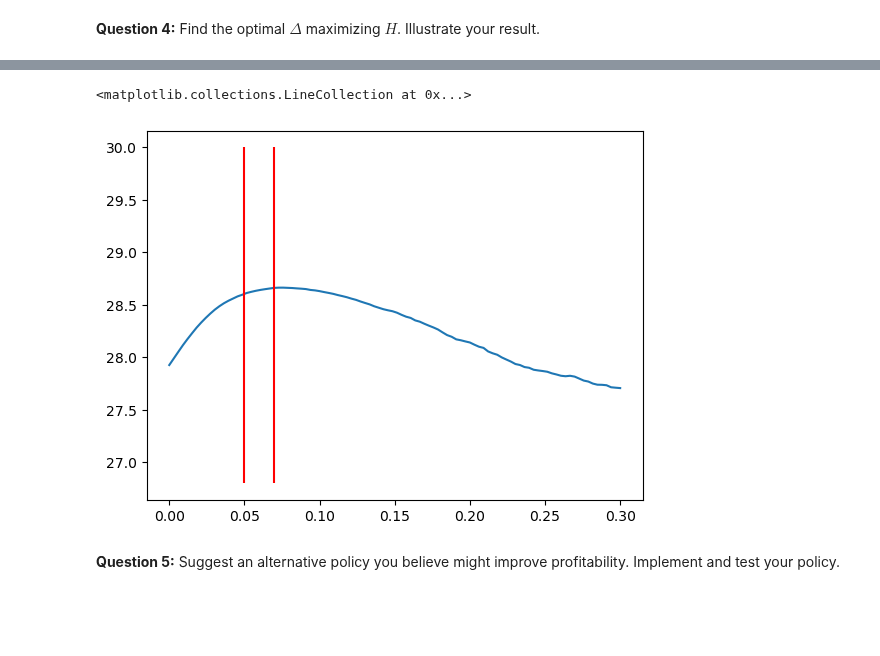
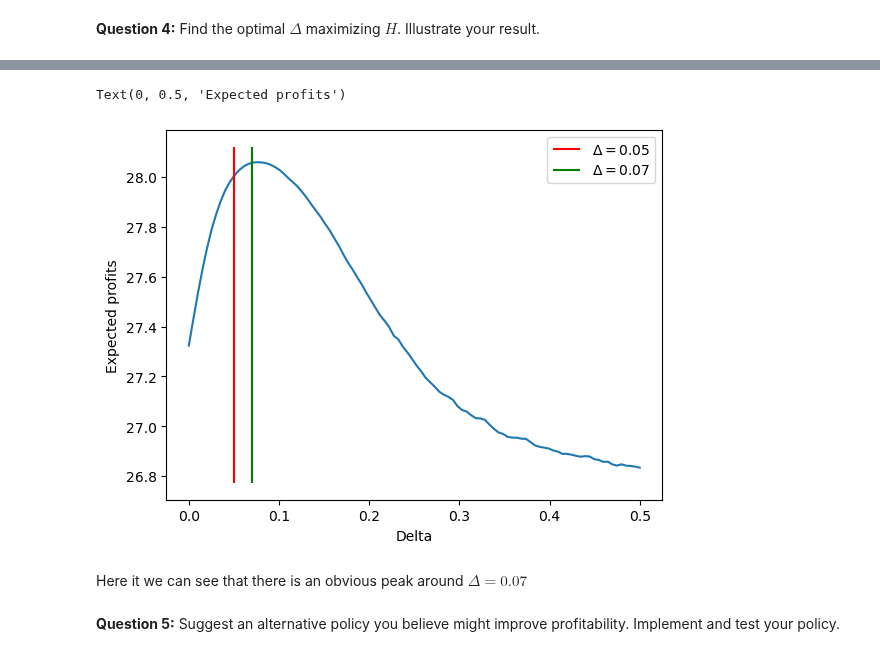
Before and after one commit to NumEconCopenhagen/projects-2023-scb, a Jupyter notebook: exam/problem 2.ipynb, the cells around one changed output, grey strips where cells are left out. Cells and saved outputs as stored; diff of their text form; code cells hidden in the pictures; blank space fills up the shorter version.

```diff
--- a/exam/problem 2.ipynb
+++ b/exam/problem 2.ipynb
@@ -233,7 +292,8 @@ optimalDelta
 from tqdm import tqdm
 par.K = 1000
 H = np.empty(100)
-Delta = np.linspace(0,1,100)
+Delta = np.linspace(0,0.5,100)
 for i, d in tqdm(enumerate(Delta)):
     par.Delta = d
+    np.random.seed(1234)
     H[i] = big_H(par)
@@ -247,8 +299,0 @@ ax.vlines(0.05, ymin=26.8, ymax=28.2, color='red')
-# %%
-from tqdm import tqdm
-par.K = 3000
-H = np.empty(100)
-Delta = np.linspace(0,1,100)
-for i, d in tqdm(enumerate(Delta)):
-    par.Delta = d
-    H[i] = big_H(par)
@@ -262,8 +299,0 @@ ax.vlines(0.05, ymin=26.8, ymax=28.2, color='red')
-# %%
-from tqdm import tqdm
-par.K = 3000
-H = np.empty(100)
-Delta = np.linspace(0,0.3,100)
-for i, d in tqdm(enumerate(Delta)):
-    par.Delta = d
-    H[i] = big_H(par)
@@ -277,20 +300,19 @@ ax.vlines(0.05, ymin=26.8, ymax=28.2, color='red')
-# %%
-from tqdm import tqdm
-par.K = 200
-H = np.empty(100)
-Delta = np.linspace(0,0.3,100)
-for i, d in tqdm(enumerate(Delta)):
-    par.Delta = d
-    np.random.seed(1)
-    H[i] = big_H(par)
 # %%
 fig, ax = plt.subplots(1,1)
 ax.plot(Delta, H)
-ax.vlines(0.05, ymin=26.8, ymax=30, color='red')
-ax.vlines(0.07, ymin=26.8, ymax=30, color='red')
+ymin = ax.get_ylim()[0]
+ymax = ax.get_ylim()[1]
+# Add a vertical line at x=3 aligned with the top and bottom of the figure
+ax.vlines(x=0.05, ymin=ymin, ymax=ymax, color='r', label="$\Delta = 0.05$")
+ax.vlines(x=0.07, ymin=ymin, ymax=ymax, color='g', label="$\Delta = 0.07$")
+ax.legend()
+ax.set_xlabel('Delta')
+ax.set_ylabel('Expected profits')
 # %% [output]
-<matplotlib.collections.LineCollection at 0x...>
+Text(0, 0.5, 'Expected profits')
-[figure, old version]
+[figure, new version]
+# %% [markdown]
+Here it we can see that there is an obvious peak around $\Delta=0.07$
 # %% [markdown]
 
 **Question 5:** Suggest an alternative policy you believe might improve profitability. Implement and test your policy.
```
Also changed, not shown: parts of 19 cells of this notebook.
